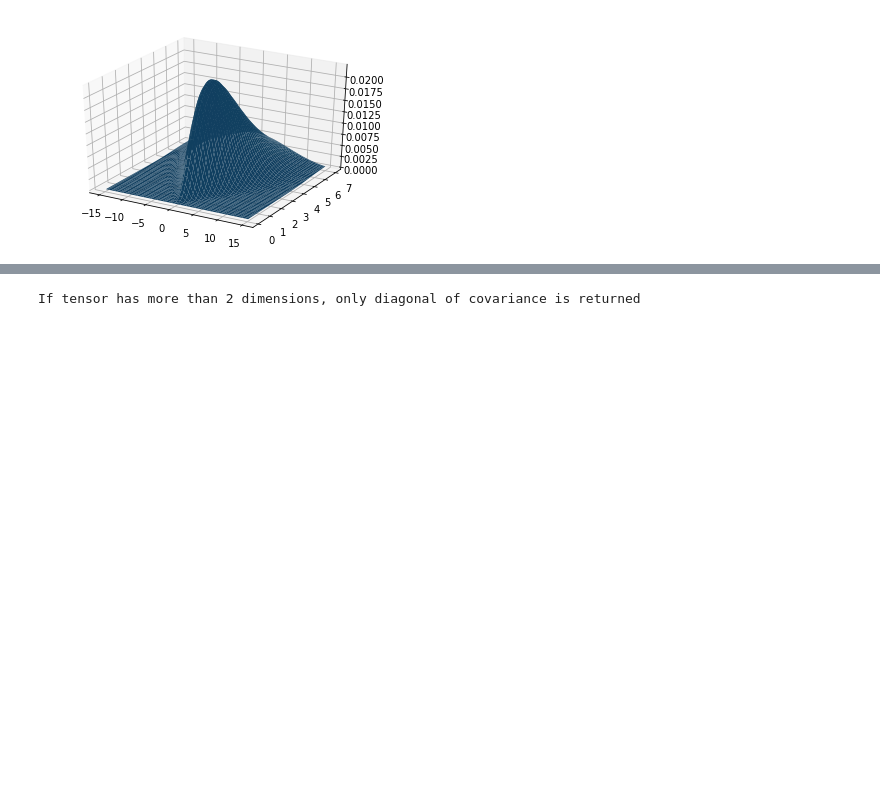
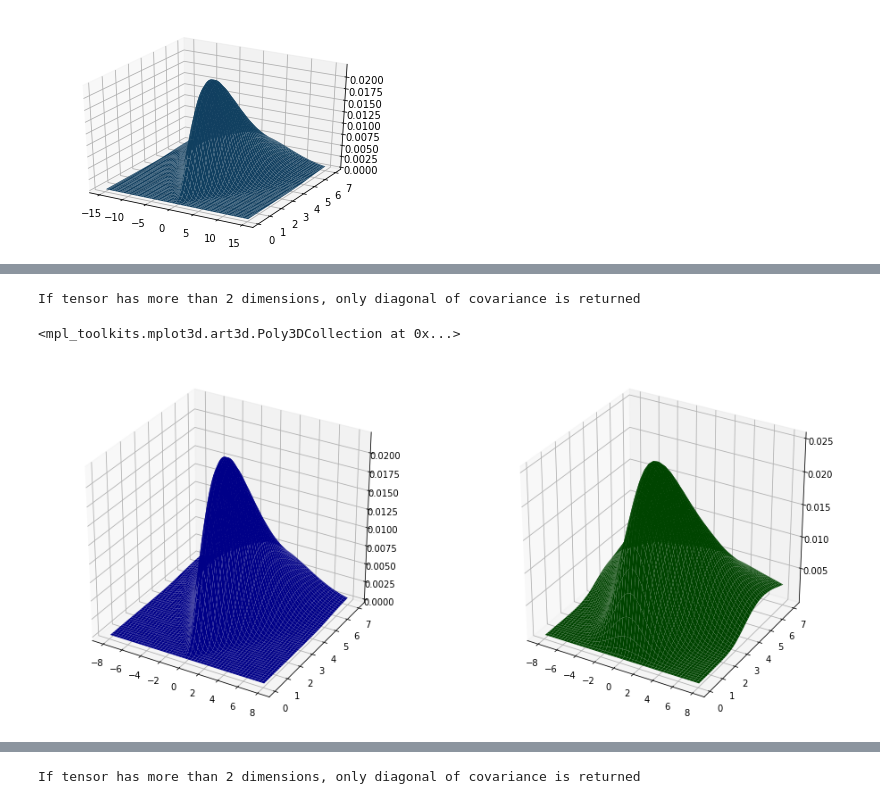
Before and after one commit to DFNaiff/BVBQ, a Jupyter notebook: toybox/bvbq_torch_warped_params_interface.ipynb, the cells around one changed output, grey strips where cells are left out. Saved outputs shown, nothing was run; the diff lists cells and outputs as text; code cells hidden in the pictures; blank space fills up the shorter version.

```diff
--- a/toybox/bvbq_torch_warped_params_interface.ipynb
+++ b/toybox/bvbq_torch_warped_params_interface.ipynb
@@ -98 +103,14 @@ bvbq.initialize_components(mean=torch.zeros(2),var=20*torch.ones(2))
+# %%
+fig = plt.figure(figsize=(16,16))
+ax1 = fig.add_subplot(221,projection='3d')
+ax3 = fig.add_subplot(222,projection='3d')
+sigma_plot,mu_plot = np.meshgrid(np.linspace(0,7,101)[1:],np.linspace(-8,8))
+zplot3 = baselogprob({'mu':mu_plot,'sigma':sigma_plot})
+zplot3 = bvbq.surrogate_prediction({'mu':mu_plot[...,None],'sigma':sigma_plot[...,None]}).numpy()
+ax1.plot_surface(mu_plot,sigma_plot,np.exp(zplot),color='blue',alpha=1.0)
+ax3.plot_surface(mu_plot,sigma_plot,np.exp(zplot3),color='green',alpha=1.0)
+# %% [output]
+If tensor has more than 2 dimensions, only diagonal of covariance is returned
+<mpl_toolkits.mplot3d.art3d.Poly3DCollection at 0x...>
+[figure, added]
 # %%
```
Also changed, not shown: parts of 11 cells of this notebook, 9 other files.
